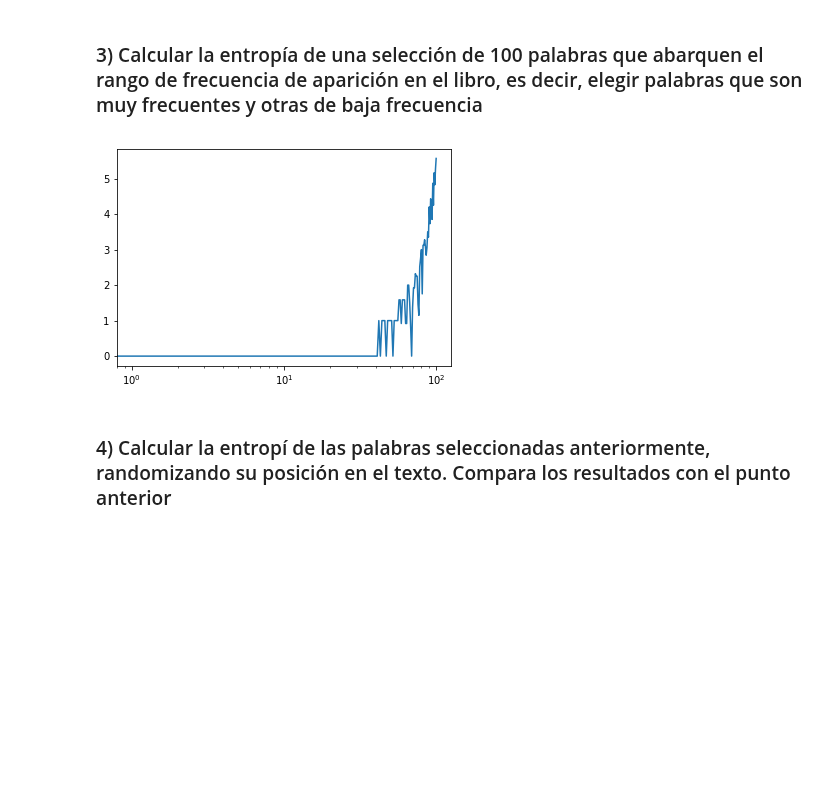
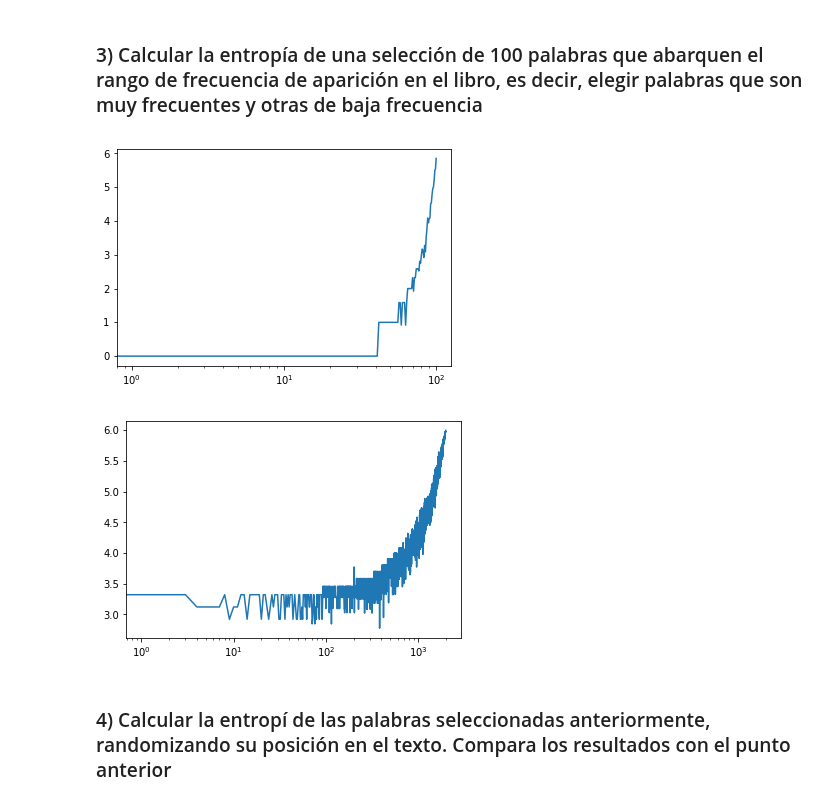
Before and after one commit to MascittiJA/CienciaDatos, a Jupyter notebook: tp6/tp6.ipynb, the cells around one changed output. Saved outputs shown, nothing was run; the diff lists cells and outputs as text; code cells hidden in the pictures; blank space fills up the shorter version.

```diff
--- a/tp6/tp6.ipynb
+++ b/tp6/tp6.ipynb
@@ -130,10 +130,10 @@ tokens = []
 with open('./data/on-the-origin-of-species.txt') as file:
     data = file.read()
     tokens = list(filter(lambda x: x not in punctuation, nltk.word_tokenize(data)))
-    tokens2 = list(nltk.word_tokenize(data))
+    #tokens2 = list(nltk.word_tokenize(data))
 
 print(len(tokens))
-print(len(tokens2))
+#print(len(tokens2))
 # %% [output]
 209607
 233993
@@ -284,6 +277,10 @@ palabras2 = [apariciones2[i][0] for i in np.arange(0, len(apariciones2), len(apa
+# %%
+palabras2 = [p[0] for p in apariciones[-2000:]]
 # %%
 entropy_plot(palabras,tokens)
+entropy_plot(palabras2,tokens)
 # %% [output]
-[figure, old version]
+[figure, new version]
+[figure, added]
 # %% [markdown]
 ### 4) Calcular la entropí de las palabras seleccionadas anteriormente, randomizando su posición en el texto. Compara los resultados con el punto anterior
```
Also changed, not shown: parts of 8 cells of this notebook.
